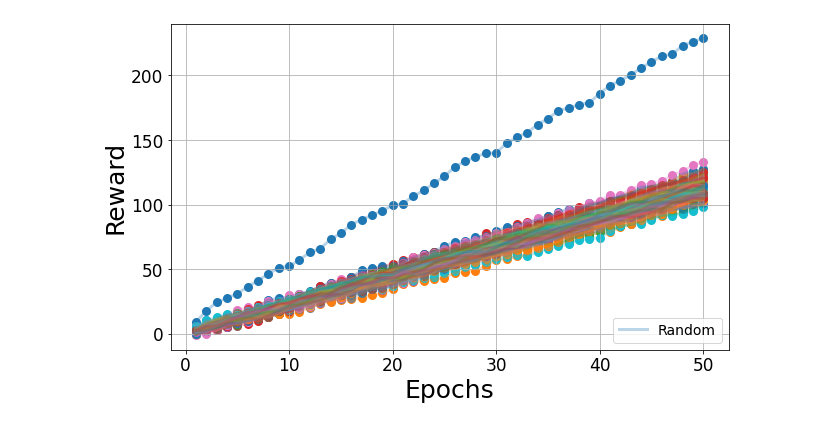
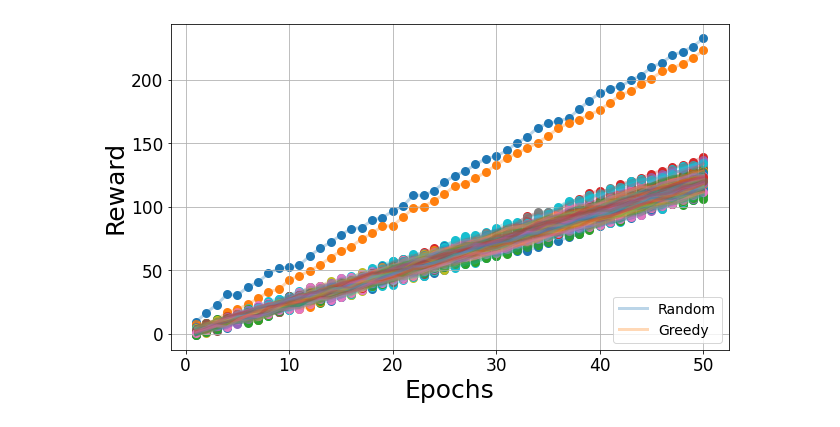
Before and after one commit to adelshb/Algorithms-for-Quantum-Internet-Routing, a Jupyter notebook: Analytics.ipynb, the cells around one changed output. Saved outputs shown, nothing was run; the diff lists cells and outputs as text; code cells hidden in the pictures.

```diff
--- a/Analytics.ipynb
+++ b/Analytics.ipynb
@@ -37,24 +37,27 @@ for e in np.arange(0, 1+delta, delta):
 # %%
 plt.figure(figsize=(10,6))
 
 # plot data
 plt.scatter(range(1,epochs+1), Ravg_random, linewidth=3)
 plt.plot(range(1,epochs+1), Ravg_random, linewidth=3, alpha=0.3, label='Random')
+
+plt.scatter(range(1,epochs+1), Ravg_greedy, linewidth=3)
+plt.plot(range(1,epochs+1), Ravg_greedy, linewidth=3, alpha=0.3, label='Greedy')
 
 for r in Ravg_sarsa:
     plt.scatter(range(1,epochs+1), r[1], linewidth=3)
     plt.plot(range(1,epochs+1), r[1], linewidth=3, alpha=0.3)
 
 # plot beauty
 plt.ylabel('Reward', fontsize=25)
 plt.xlabel('Epochs', fontsize=25)
 plt.grid(True)
 plt.tick_params(axis='both', which='major', labelsize=17)
 plt.legend(fontsize = '14',loc="lower right")
 # plt.savefig('benchmark.pdf', dpi=None, facecolor='w', edgecolor='w',
 #         orientation='portrait', papertype=None, format=None,
 #         transparent=False, bbox_inches=None, pad_inches=0.1,
 #         frameon=None)
 plt.show()
 # %% [output]
-[figure, old version]
+[figure, new version]
```
Also changed, not shown: 2 other files.
